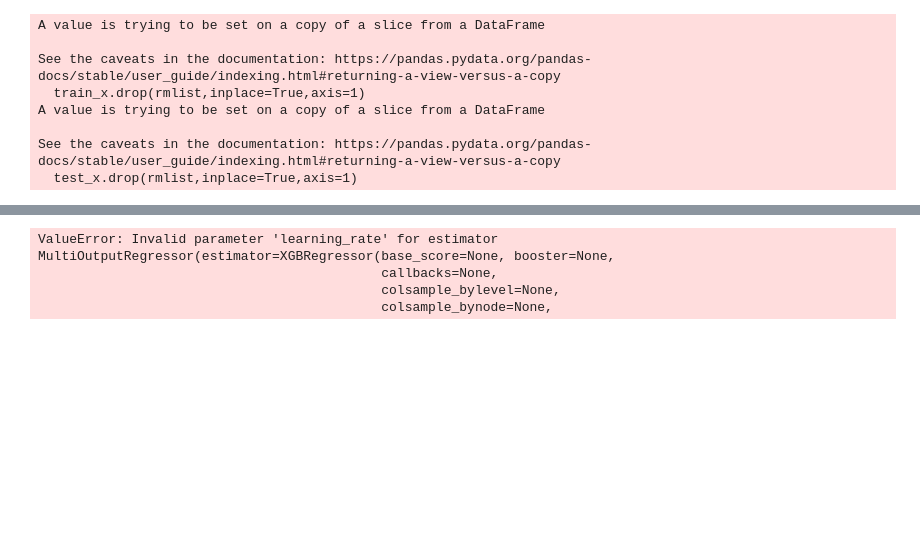
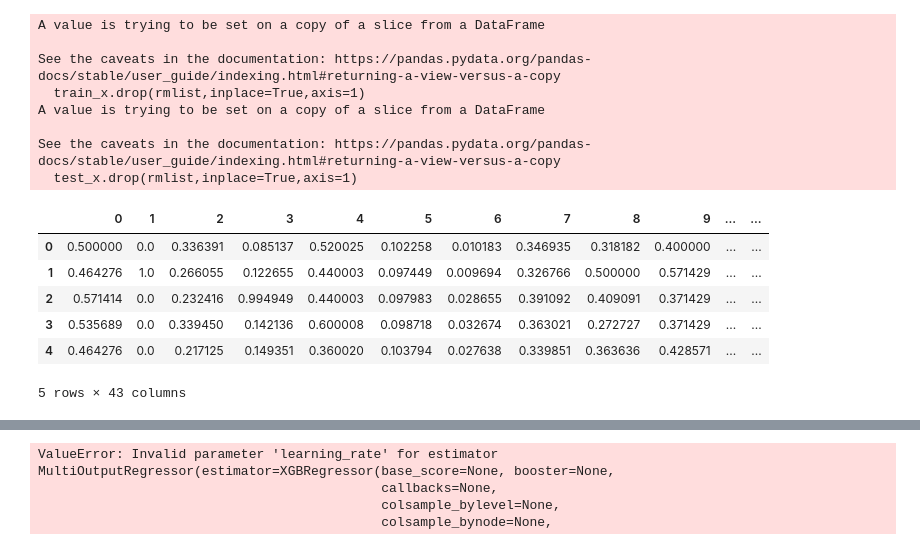
Before and after one commit to mjcode1588/trendsetter, a Jupyter notebook: mjcode/다중공선성확인.ipynb, the cells around one changed output, grey strips where cells are left out. Saved outputs shown, nothing was run; the diff lists cells and outputs as text; code cells hidden in the pictures; blank space fills up the shorter version.

```diff
--- a/mjcode/다중공선성확인.ipynb
+++ b/mjcode/다중공선성확인.ipynb
@@ -54,4 +72,5 @@ vif
 | 54 | 1.927621 | X_55 |
 | 55 | 1.536846 | X_56 |
 # %%
-remove_vif = vif[vif["VIF Factor"] >8]
+remove_vif = vif[vif["VIF Factor"] >6]
+remove_vif
@@ -87,6 +116,16 @@ A value is trying to be set on a copy of a slice from a DataFrame
 See the caveats in the documentation: https://pandas.pydata.org/pandas-docs/stable/user_guide/indexing.html#returning-a-view-versus-a-copy
   test_x.drop(rmlist,inplace=True,axis=1)
 # %%
-from sklearn.preprocessing import StandardScaler
-train_x = StandardScaler().fit_transform(train_x)
-train_x = pd.DataFrame(data = train_x)
+# from sklearn.preprocessing import StandardScaler
+# train_x = StandardScaler().fit_transform(train_x)
+# train_x = pd.DataFrame(data = train_x)
+# %%
+train_x
+# %% [output]
+|  | 0 | 1 | 2 | 3 | 4 | 5 | 6 | 7 | 8 | 9 | ... | ... |
+| 0 | 0.500000 | 0.0 | 0.336391 | 0.085137 | 0.520025 | 0.102258 | 0.010183 | 0.346935 | 0.318182 | 0.400000 | ... | ... |
+| 1 | 0.464276 | 1.0 | 0.266055 | 0.122655 | 0.440003 | 0.097449 | 0.009694 | 0.326766 | 0.500000 | 0.571429 | ... | ... |
+| 2 | 0.571414 | 0.0 | 0.232416 | 0.994949 | 0.440003 | 0.097983 | 0.028655 | 0.391092 | 0.409091 | 0.371429 | ... | ... |
+| 3 | 0.535689 | 0.0 | 0.339450 | 0.142136 | 0.600008 | 0.098718 | 0.032674 | 0.363021 | 0.272727 | 0.371429 | ... | ... |
+| 4 | 0.464276 | 0.0 | 0.217125 | 0.149351 | 0.360020 | 0.103794 | 0.027638 | 0.339851 | 0.363636 | 0.428571 | ... | ... |
+5 rows × 43 columns
```
Also changed, not shown: parts of 12 cells of this notebook, 6 other files.
